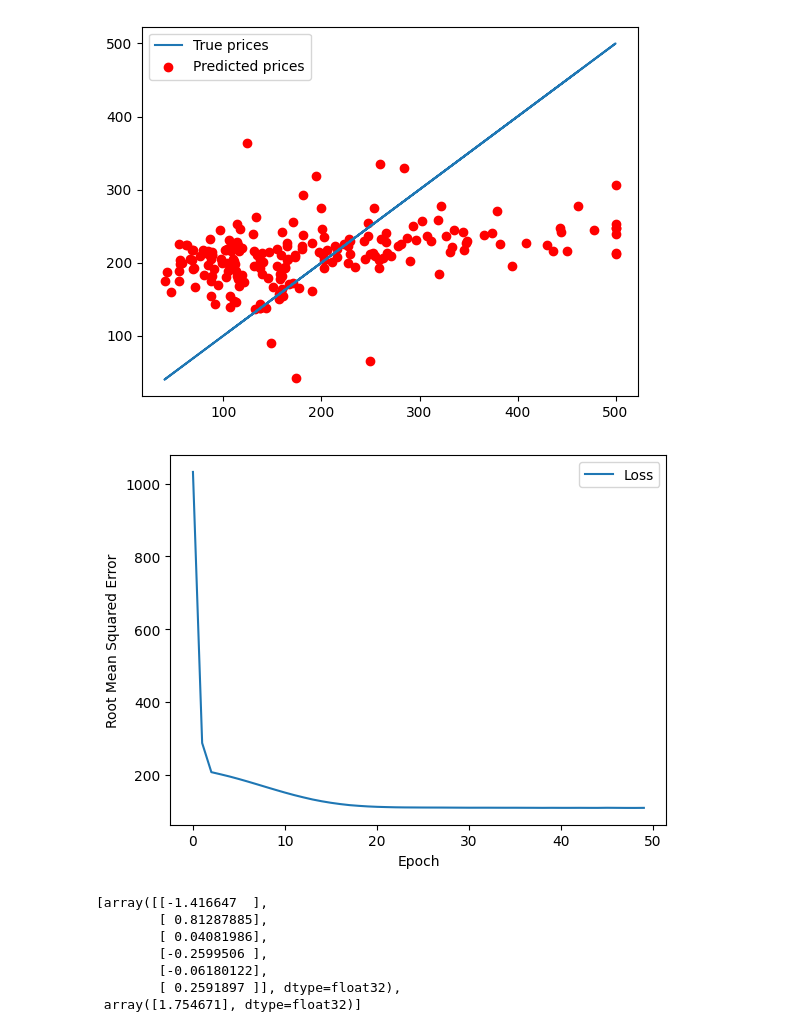
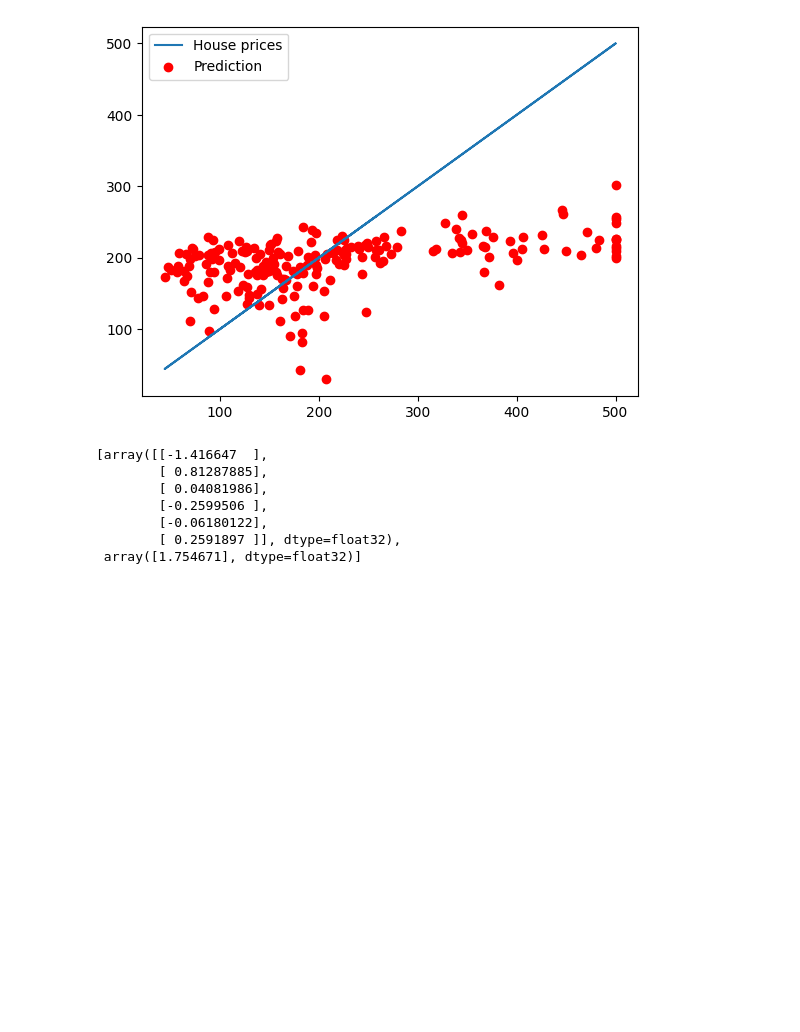
Before and after one commit to harcipulyka/ml, a Jupyter notebook: ipynbs/02_housing_02.ipynb, the cells around one changed output. Cells and saved outputs as stored; diff of their text form; code cells hidden in the pictures; blank space fills up the shorter version.

```diff
--- a/ipynbs/02_housing_02.ipynb
+++ b/ipynbs/02_housing_02.ipynb
@@ -160,9 +100,7 @@ learning rate: 0.001 epochs: 50 batch size: 64
-# %%
-plot_the_model2(sample_df)
-plot_the_loss_curve(epochs, rmse)
-# %% [output]
-[figure, removed]
-[figure, removed]
+# %%
+charts.plot_model_accuracy(sample_df, my_label, label="House prices")
+# %% [output]
+[figure, added]
 # %%
 #weights per features
 weights = pd.DataFrame.from_dict({
```
Also changed, not shown: parts of 10 cells of this notebook, 1 other file.
